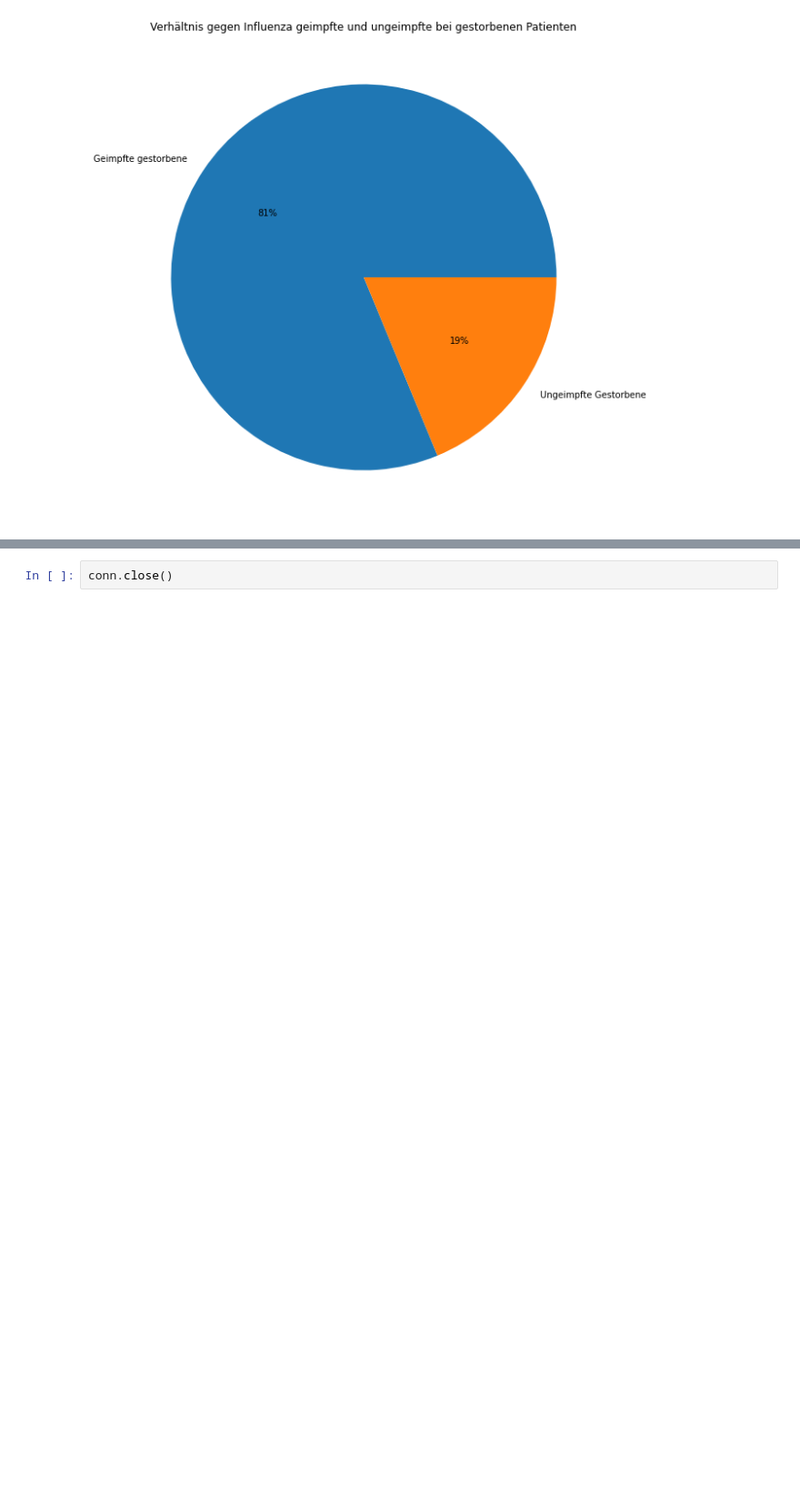
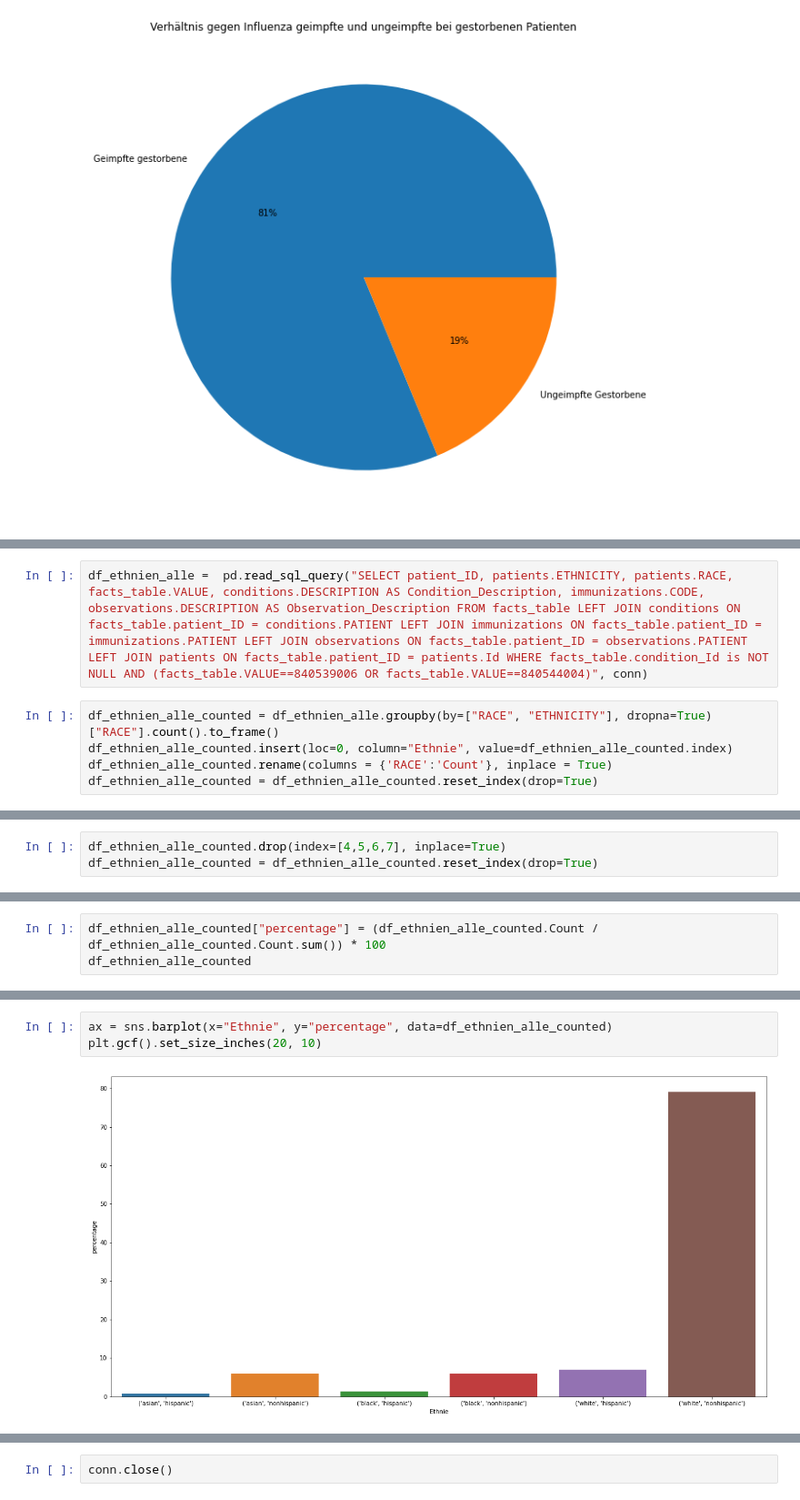
Before and after one commit to Fuenfgeld/DMA2022DataProjectA, a Jupyter notebook: analyse.ipynb, the cells around one changed output, grey strips where cells are left out. Shown at 91% size. Saved outputs shown, nothing was run; the diff lists cells and outputs as text; blank space fills up the shorter version.

```diff
--- a/analyse.ipynb
+++ b/analyse.ipynb
@@ -200,0 +206,7 @@ Die Ergebnisse könnten vermuten lassen, dass die sterbewahrscheinlichkeit mit e
+# %%
+df_ethnien_alle =  pd.read_sql_query("SELECT patient_ID, patients.ETHNICITY, patients.RACE, facts_table.VALUE, conditions.DESCRIPTION AS Condition_Description, immunizations.CODE, observations.DESCRIPTION AS Observation_Description FROM facts_table LEFT JOIN conditions ON facts_table.patient_ID = conditions.PATIENT LEFT JOIN immunizations ON facts_table.patient_ID = immunizations.PATIENT LEFT JOIN observations ON facts_table.patient_ID = observations.PATIENT LEFT JOIN patients ON facts_table.patient_ID = patients.Id WHERE facts_table.condition_Id is NOT NULL AND (facts_table.VALUE==840539006 OR facts_table.VALUE==840544004)", conn)
+# %%
+df_ethnien_alle_counted = df_ethnien_alle.groupby(by=["RACE", "ETHNICITY"], dropna=True)["RACE"].count().to_frame()
+df_ethnien_alle_counted.insert(loc=0, column="Ethnie", value=df_ethnien_alle_counted.index)
+df_ethnien_alle_counted.rename(columns = {'RACE':'Count'}, inplace = True)
+df_ethnien_alle_counted = df_ethnien_alle_counted.reset_index(drop=True)
@@ -200,0 +225,3 @@ Die Ergebnisse könnten vermuten lassen, dass die sterbewahrscheinlichkeit mit e
+# %%
+df_ethnien_alle_counted.drop(index=[4,5,6,7], inplace=True)
+df_ethnien_alle_counted = df_ethnien_alle_counted.reset_index(drop=True)
@@ -200,0 +236,3 @@ Die Ergebnisse könnten vermuten lassen, dass die sterbewahrscheinlichkeit mit e
+# %%
+df_ethnien_alle_counted["percentage"] = (df_ethnien_alle_counted.Count / df_ethnien_alle_counted.Count.sum()) * 100
+df_ethnien_alle_counted
@@ -200,0 +247,5 @@ Die Ergebnisse könnten vermuten lassen, dass die sterbewahrscheinlichkeit mit e
+# %%
+ax = sns.barplot(x="Ethnie", y="percentage", data=df_ethnien_alle_counted)
+plt.gcf().set_size_inches(20, 10)
+# %% [output]
+[figure, added]
```
Also changed, not shown: parts of 16 cells of this notebook.
